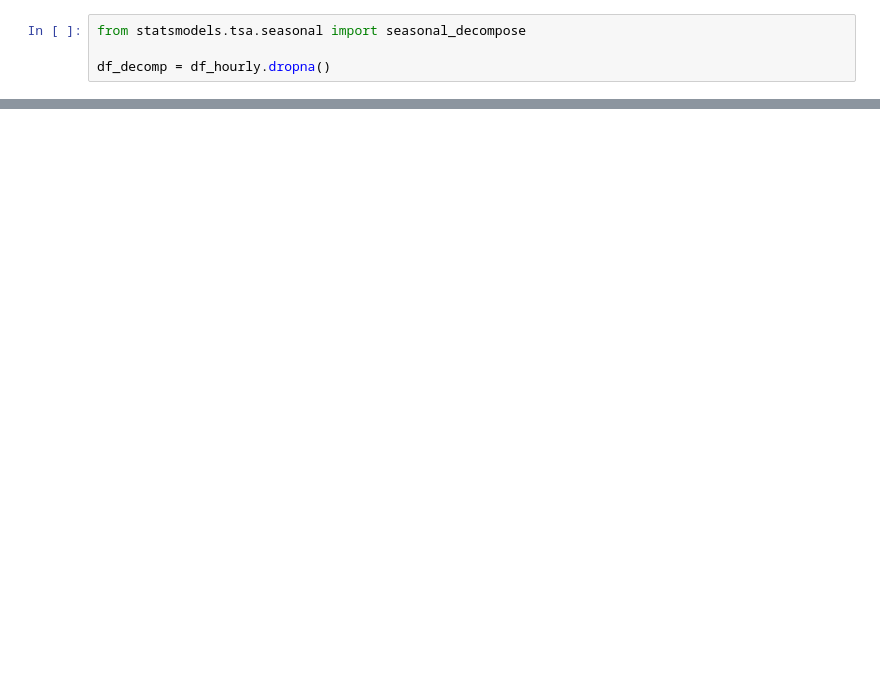
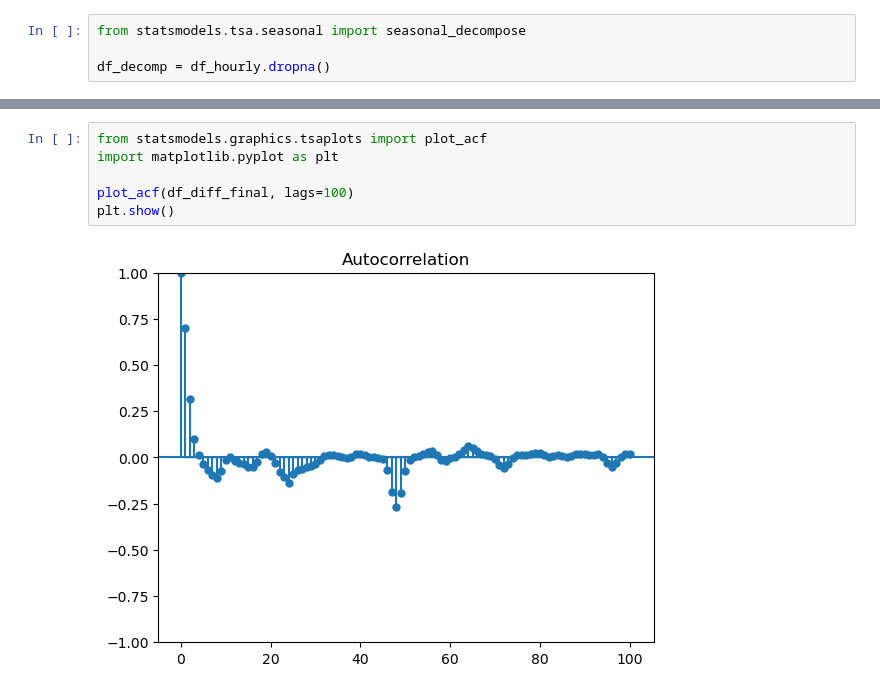
Before and after one commit to hassanh7n/TSA, a Jupyter notebook: notebooks/02_TS.ipynb, the cells around one changed output, grey strips where cells are left out. Drawn from its saved outputs; the diff is of its cells as text; blank space fills up the shorter version.

```diff
--- a/notebooks/02_TS.ipynb
+++ b/notebooks/02_TS.ipynb
@@ -269,0 +341,8 @@ plt.show()
+# %%
+from statsmodels.graphics.tsaplots import plot_acf
+import matplotlib.pyplot as plt
+
+plot_acf(df_diff_final, lags=100)
+plt.show()
+# %% [output]
+[figure, added]
```
Also changed, not shown: parts of 20 cells of this notebook.
